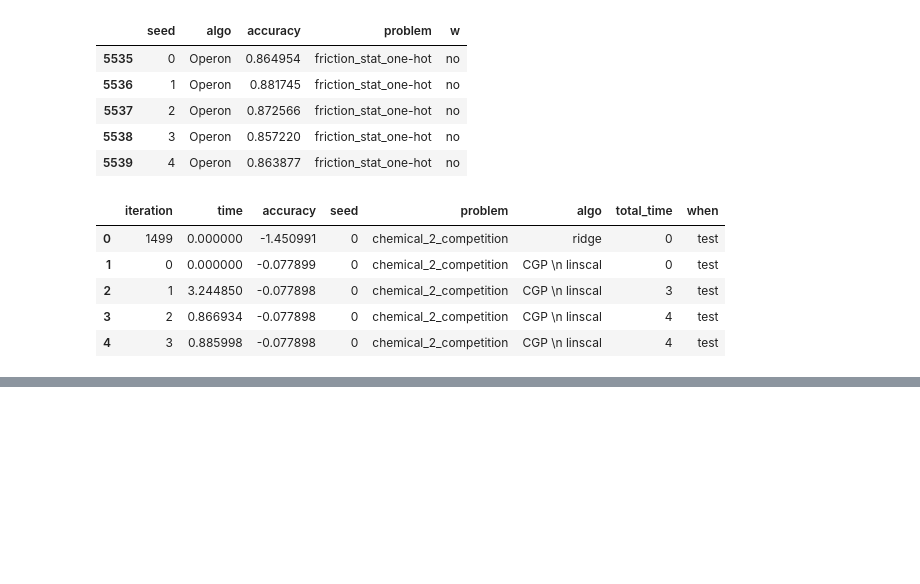
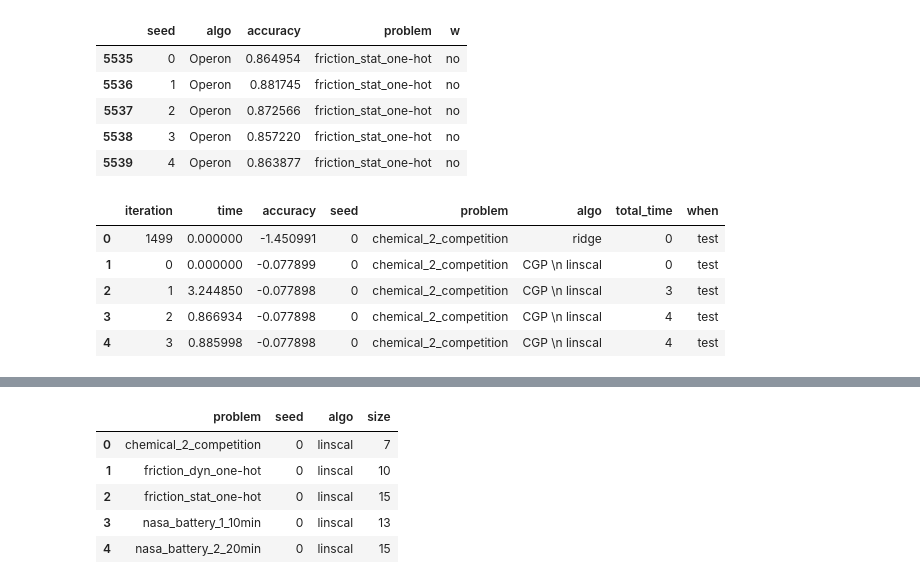
Before and after one commit to giorgia-nadizar/genepax, a Jupyter notebook: results/analysis_feats.ipynb, the cells around one changed output, grey strips where cells are left out. Saved outputs shown, nothing was run; the diff lists cells and outputs as text; code cells hidden in the pictures; blank space fills up the shorter version.

Commit message:
genome sizes

```diff
--- a/results/analysis_feats.ipynb
+++ b/results/analysis_feats.ipynb
@@ -141,0 +142,10 @@ plt.show()
+# %%
+genome_sizes_df = pd.read_csv("genome_analysis.csv")
+genome_sizes_df.head()
+# %% [output]
+|  | problem | seed | algo | size |
+| 0 | chemical_2_competition | 0 | linscal | 7 |
+| 1 | friction_dyn_one-hot | 0 | linscal | 10 |
+| 2 | friction_stat_one-hot | 0 | linscal | 15 |
+| 3 | nasa_battery_1_10min | 0 | linscal | 13 |
+| 4 | nasa_battery_2_20min | 0 | linscal | 15 |
```
Also changed, not shown: parts of 5 cells of this notebook, 3 other files.
